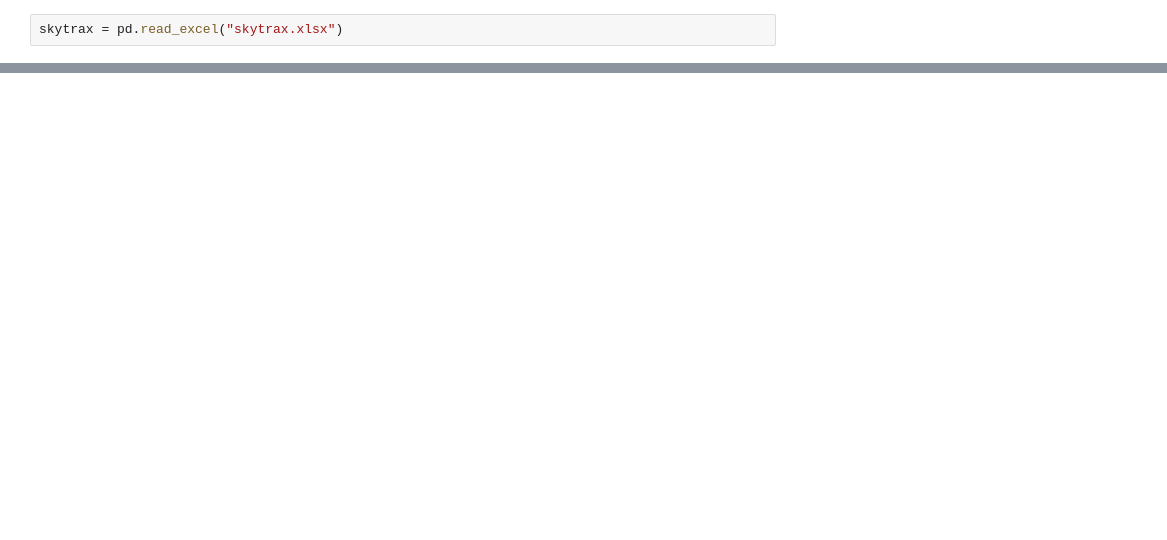
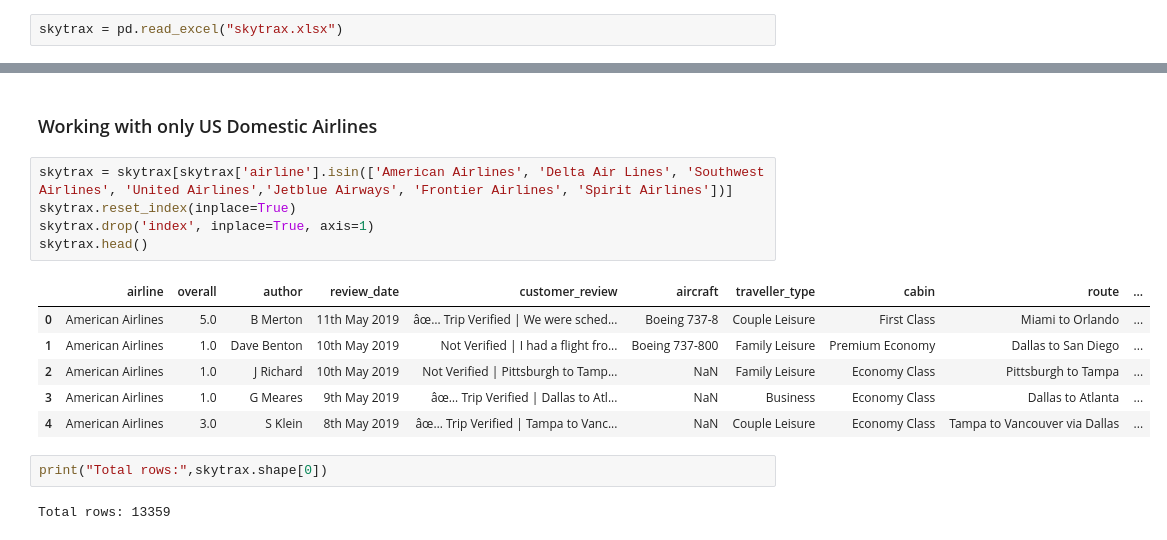
Before and after one commit to Minsifye/US-Airlines-Data-Analysis, a Jupyter notebook: Skytrax_Data_Analysis.ipynb, the cells around one changed output, grey strips where cells are left out. Saved outputs shown, nothing was run; the diff lists cells and outputs as text; blank space fills up the shorter version.

Commit message:
First_Analysis

```diff
--- a/Skytrax_Data_Analysis.ipynb
+++ b/Skytrax_Data_Analysis.ipynb
@@ -8,0 +30,18 @@ skytrax = pd.read_excel("skytrax.xlsx")
+# %% [markdown]
+### Working with only US Domestic Airlines
+# %%
+skytrax = skytrax[skytrax['airline'].isin(['American Airlines', 'Delta Air Lines', 'Southwest Airlines', 'United Airlines','Jetblue Airways', 'Frontier Airlines', 'Spirit Airlines'])]
+skytrax.reset_index(inplace=True)
+skytrax.drop('index', inplace=True, axis=1)
+skytrax.head()
+# %% [output]
+|  | airline | overall | author | review_date | customer_review | aircraft | traveller_type | cabin | route | ... |
+| 0 | American Airlines | 5.0 | B Merton | 11th May 2019 | âœ… Trip Verified | We were sched... | Boeing 737-8 | Couple Leisure | First Class | Miami to Orlando | ... |
+| 1 | American Airlines | 1.0 | Dave Benton | 10th May 2019 | Not Verified | I had a flight fro... | Boeing 737-800 | Family Leisure | Premium Economy | Dallas to San Diego | ... |
+| 2 | American Airlines | 1.0 | J Richard | 10th May 2019 | Not Verified | Pittsburgh to Tamp... | NaN | Family Leisure | Economy Class | Pittsburgh to Tampa | ... |
+| 3 | American Airlines | 1.0 | G Meares | 9th May 2019 | âœ… Trip Verified | Dallas to Atl... | NaN | Business | Economy Class | Dallas to Atlanta | ... |
+| 4 | American Airlines | 3.0 | S Klein | 8th May 2019 | âœ… Trip Verified | Tampa to Vanc... | NaN | Couple Leisure | Economy Class | Tampa to Vancouver via Dallas | ... |
+# %%
+print("Total rows:",skytrax.shape[0])
+# %% [output]
+Total rows: 13359
```
Also changed, not shown: parts of 89 cells of this notebook.
